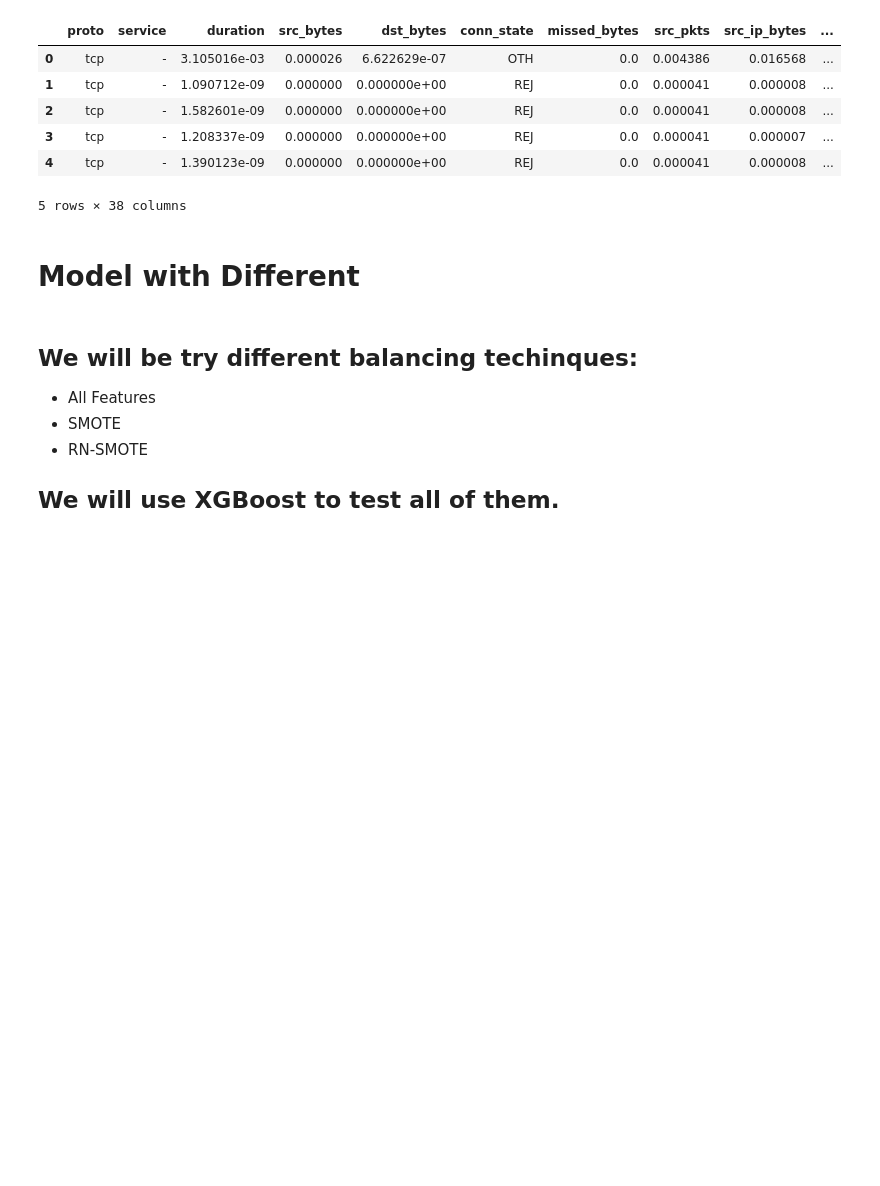
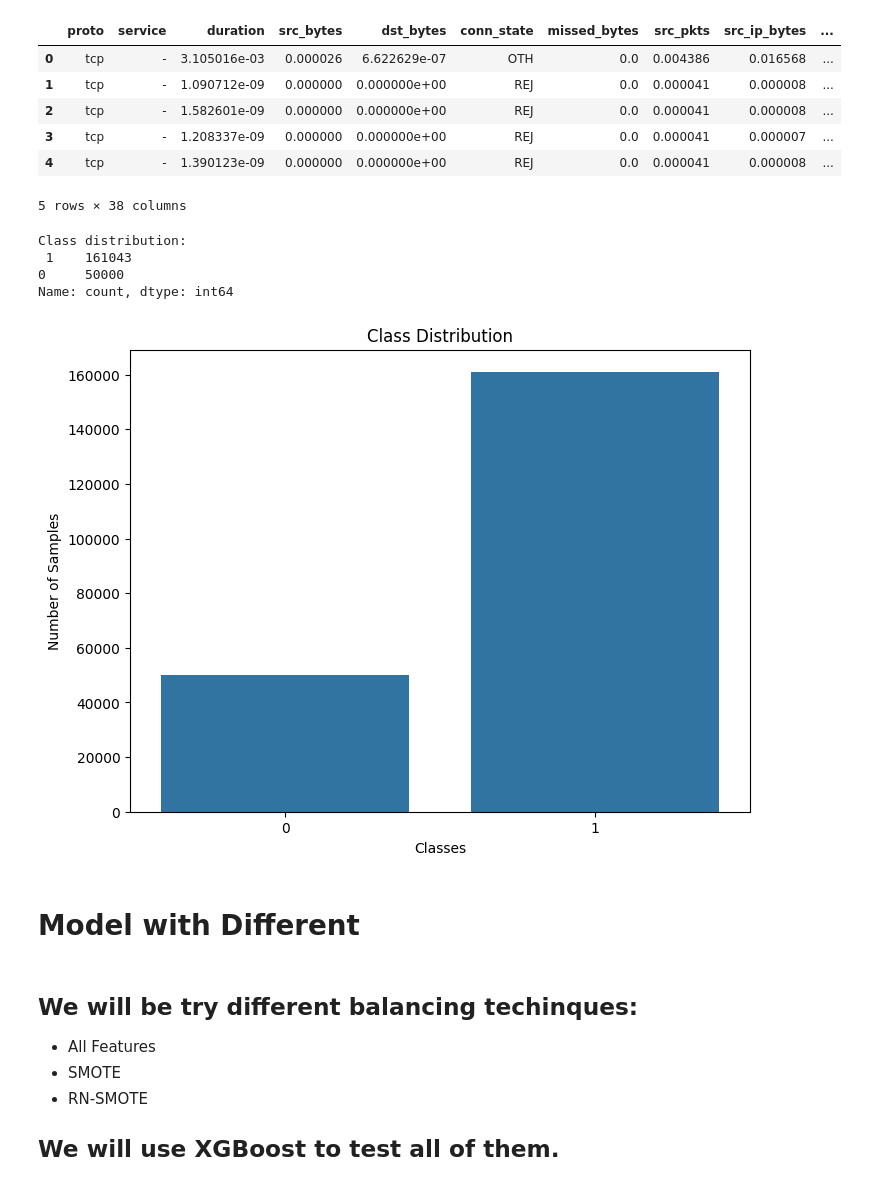
Before and after one commit to marawanattya/RN-SMOTE-on-Imbalanced-Data, a Jupyter notebook: src/RN_SMOTE.ipynb, the cells around one changed output. Saved outputs shown, nothing was run; the diff lists cells and outputs as text; code cells hidden in the pictures; blank space fills up the shorter version.

```diff
--- a/src/RN_SMOTE.ipynb
+++ b/src/RN_SMOTE.ipynb
@@ -273,6 +273,24 @@ x = pd.get_dummies(x, columns=list(cats_partial))
 
 # Clean column names to avoid special characters
 x.columns = x.columns.str.replace(r"[^A-Za-z0-9_]", "", regex=True)
+# %%
+# Check for imbalance in the target variable
+y_counts = pd.Series(y).value_counts()  # Replace 'y' with your target column if not already encoded
+print("Class distribution:\n", y_counts)
+
+# Visualize the class distribution
+plt.figure(figsize=(8, 6))
+sns.barplot(x=y_counts.index, y=y_counts.values)
+plt.title('Class Distribution')
+plt.xlabel('Classes')
+plt.ylabel('Number of Samples')
+plt.show()
+# %% [output]
+Class distribution:
+ 1    161043
+0     50000
+Name: count, dtype: int64
+[figure, added]
 # %% [markdown]
 # Model with Different
 # %% [markdown]
```
Also changed, not shown: parts of 19 cells of this notebook.
